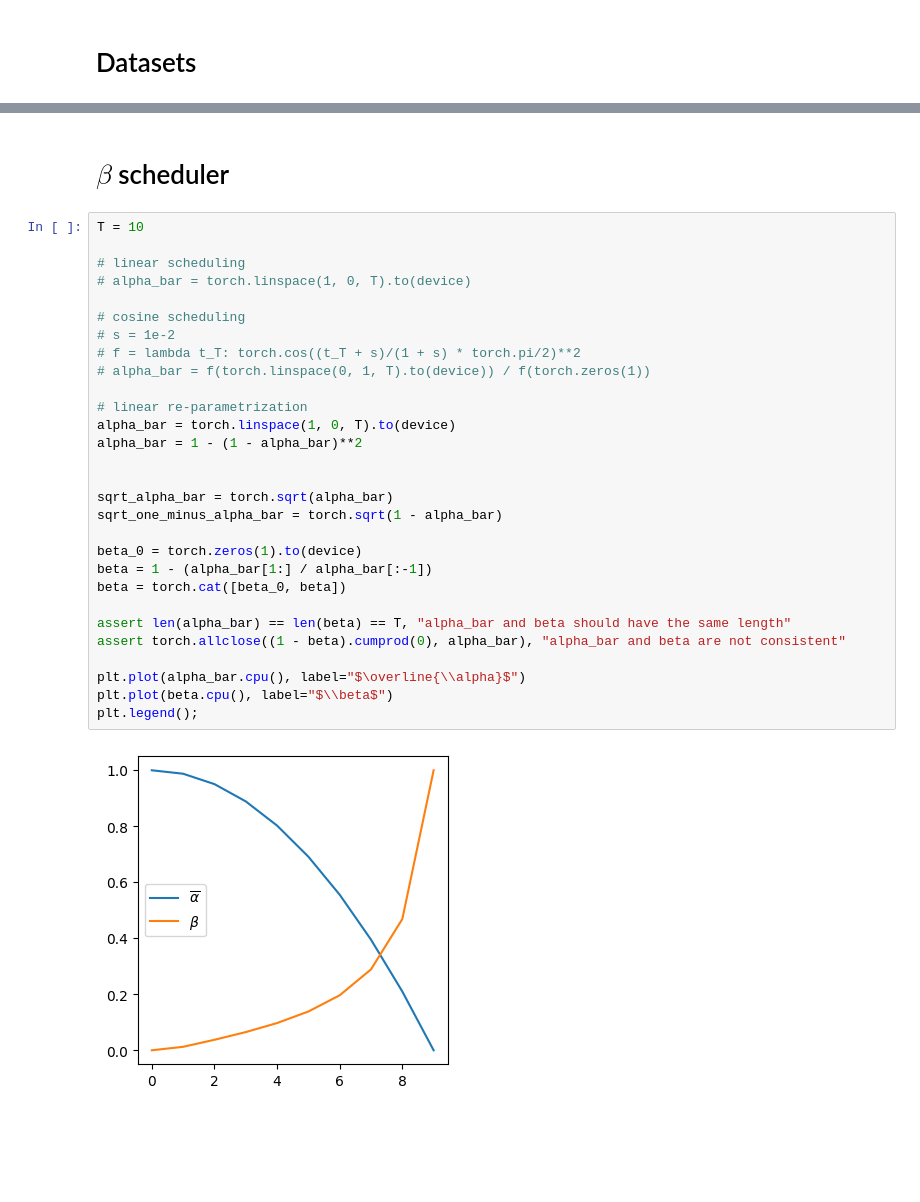
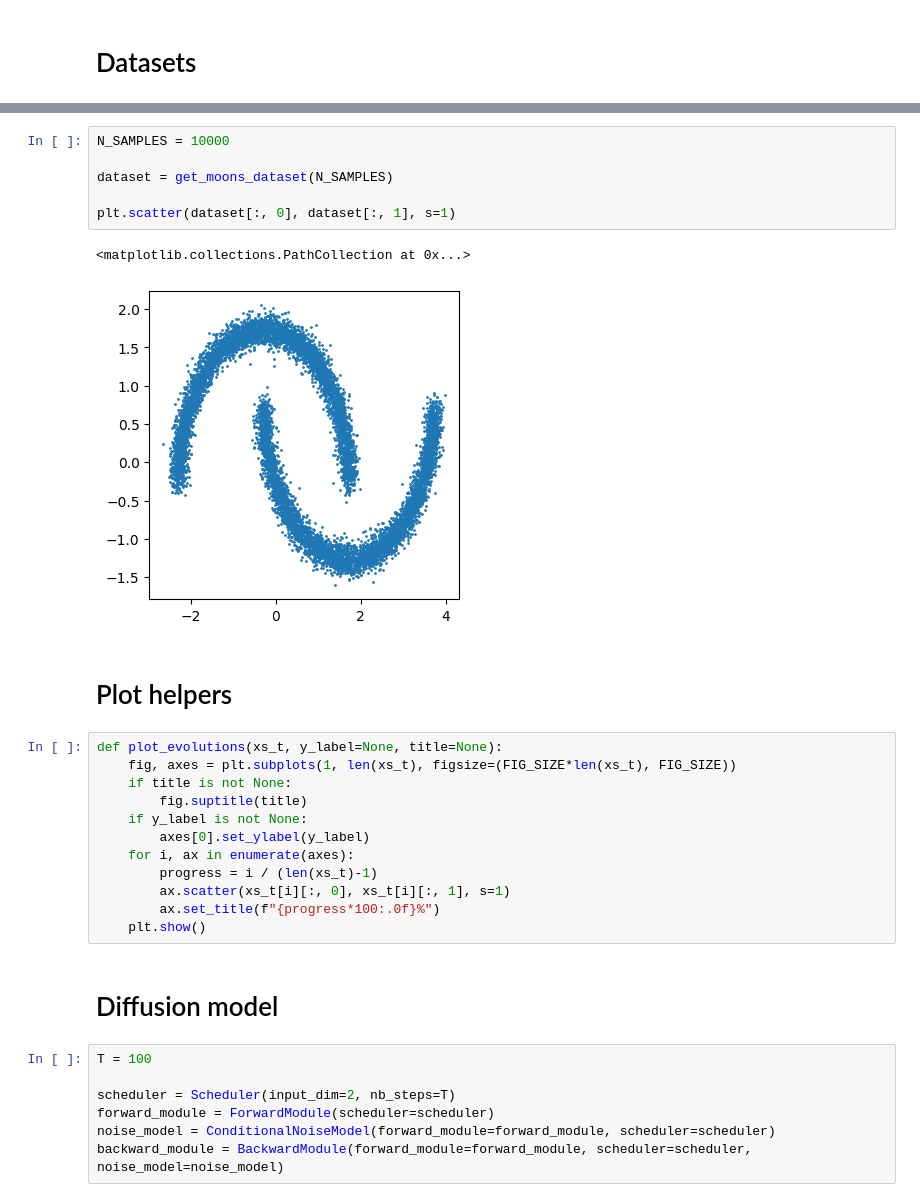
Before and after one commit to lucasmrdt/diffusion-model, a Jupyter notebook: notebooks/model_on_toy_datasets.ipynb, the cells around one changed output, grey strips where cells are left out. Cells and saved outputs as stored; diff of their text form; blank space fills up the shorter version.

Commit message:
toy dataset

```diff
--- a/notebooks/model_on_toy_datasets.ipynb
+++ b/notebooks/model_on_toy_datasets.ipynb
@@ -47,34 +24,33 @@ plt.scatter(X.cpu()[:, 0], X.cpu()[:, 1], s=1)
-# %% [markdown]
-# $\beta$ scheduler
-# %%
-T = 10
-
-# linear scheduling
-# alpha_bar = torch.linspace(1, 0, T).to(device)
-
-# cosine scheduling
-# s = 1e-2
-# f = lambda t_T: torch.cos((t_T + s)/(1 + s) * torch.pi/2)**2
-# alpha_bar = f(torch.linspace(0, 1, T).to(device)) / f(torch.zeros(1))
-
-# linear re-parametrization
-alpha_bar = torch.linspace(1, 0, T).to(device)
-alpha_bar = 1 - (1 - alpha_bar)**2
-
-
-sqrt_alpha_bar = torch.sqrt(alpha_bar)
-sqrt_one_minus_alpha_bar = torch.sqrt(1 - alpha_bar)
-
-beta_0 = torch.zeros(1).to(device)
-beta = 1 - (alpha_bar[1:] / alpha_bar[:-1])
-beta = torch.cat([beta_0, beta])
-
-assert len(alpha_bar) == len(beta) == T, "alpha_bar and beta should have the same length"
-assert torch.allclose((1 - beta).cumprod(0), alpha_bar), "alpha_bar and beta are not consistent"
-
-plt.plot(alpha_bar.cpu(), label="$\overline{\\alpha}$")
-plt.plot(beta.cpu(), label="$\\beta$")
-plt.legend();
-# %% [output]
-[figure, removed]
+# %%
+N_SAMPLES = 10000
+
+dataset = get_moons_dataset(N_SAMPLES)
+
+plt.scatter(dataset[:, 0], dataset[:, 1], s=1)
+# %% [output]
+<matplotlib.collections.PathCollection at 0x...>
+[figure, added]
+# %% [markdown]
+# Plot helpers
+# %%
+def plot_evolutions(xs_t, y_label=None, title=None):
+    fig, axes = plt.subplots(1, len(xs_t), figsize=(FIG_SIZE*len(xs_t), FIG_SIZE))
+    if title is not None:
+        fig.suptitle(title)
+    if y_label is not None:
+        axes[0].set_ylabel(y_label)
+    for i, ax in enumerate(axes):
+        progress = i / (len(xs_t)-1)
+        ax.scatter(xs_t[i][:, 0], xs_t[i][:, 1], s=1)
+        ax.set_title(f"{progress*100:.0f}%")
+    plt.show()
+# %% [markdown]
+# Diffusion model
+# %%
+T = 100
+
+scheduler = Scheduler(input_dim=2, nb_steps=T)
+forward_module = ForwardModule(scheduler=scheduler)
+noise_model = ConditionalNoiseModel(forward_module=forward_module, scheduler=scheduler)
+backward_module = BackwardModule(forward_module=forward_module, scheduler=scheduler, noise_model=noise_model)
 # %% [markdown]
```
Also changed, not shown: parts of 17 cells of this notebook, 17 other files.
